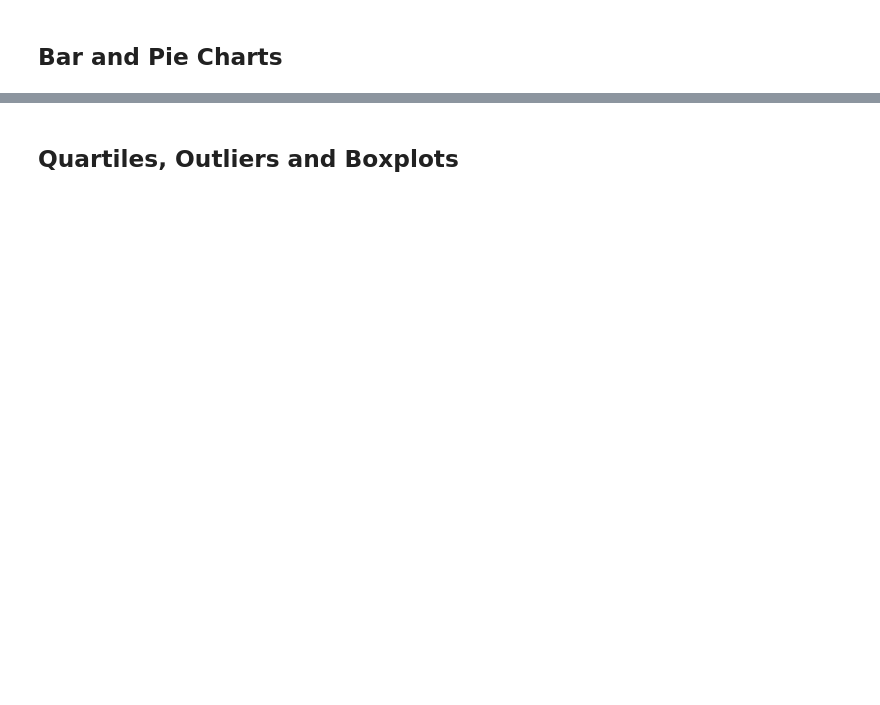
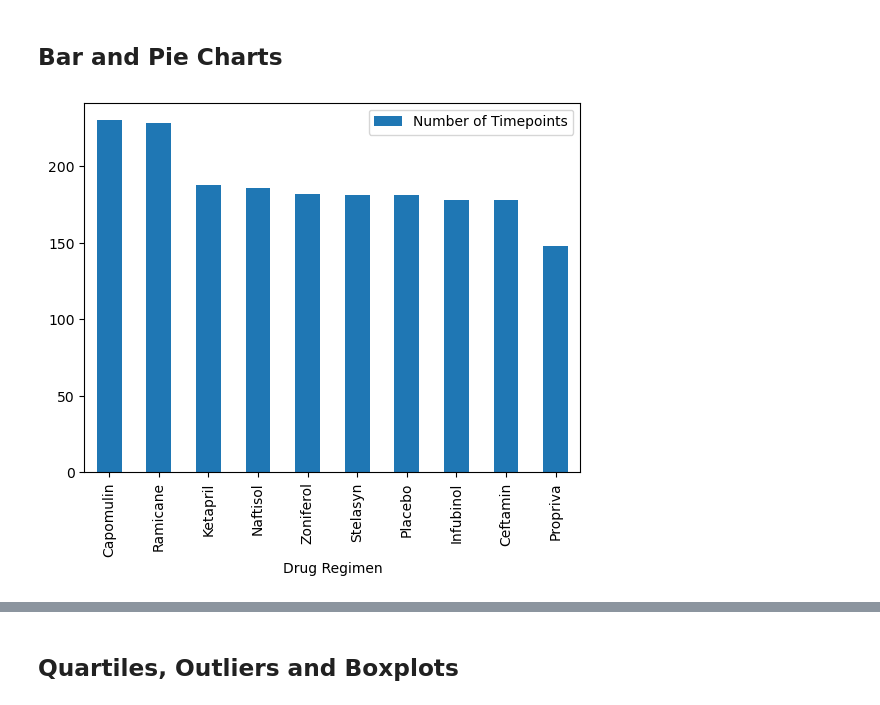
Before and after one commit to Adam-Kertz/plot-challenge, a Jupyter notebook: Pymaceuticals/pymaceuticals_starter.ipynb, the cells around one changed output, grey strips where cells are left out. Cells and saved outputs as stored; diff of their text form; code cells hidden in the pictures; blank space fills up the shorter version.

```diff
--- a/Pymaceuticals/pymaceuticals_starter.ipynb
+++ b/Pymaceuticals/pymaceuticals_starter.ipynb
@@ -86,3 +101,6 @@ print(Variance)
 # and SEM of the tumor volume for each regimen
 
 # Using the aggregation method, produce the same summary statistics in a single line.
+per_regimen_summary = Complete_Study_df.groupby(["Drug Regimen"]).aggregate({"Tumor Volume (mm3)": \
+                                                                             ["mean","median","var","std","sem"]})
+per_regimen_summary
@@ -90,5 +122,13 @@ print(Variance)
 ## Bar and Pie Charts
 # %%
 # Generate a bar plot showing the total number of timepoints for all mice tested for each drug regimen using Pandas.
+x_pan = np.arange(len(per_regimen_summary.index))
+y_pan = Complete_Study_df["Drug Regimen"].value_counts()
+plot_df = pd.DataFrame({"Drug Regimen":x_pan,"Number of Timepoints":y_pan},index=y_pan.index)
+bplot = plot_df.plot(x="Drug Regimen",y="Number of Timepoints",kind="bar")
+bplot.set_xticklabels(y_pan.index)
+plt.show()
+# %% [output]
+[figure, added]
 # %%
 # Generate a bar plot showing the total number of timepoints for all mice tested for each drug regimen using pyplot.
```
Also changed, not shown: parts of 10 cells of this notebook, 1 other file.
